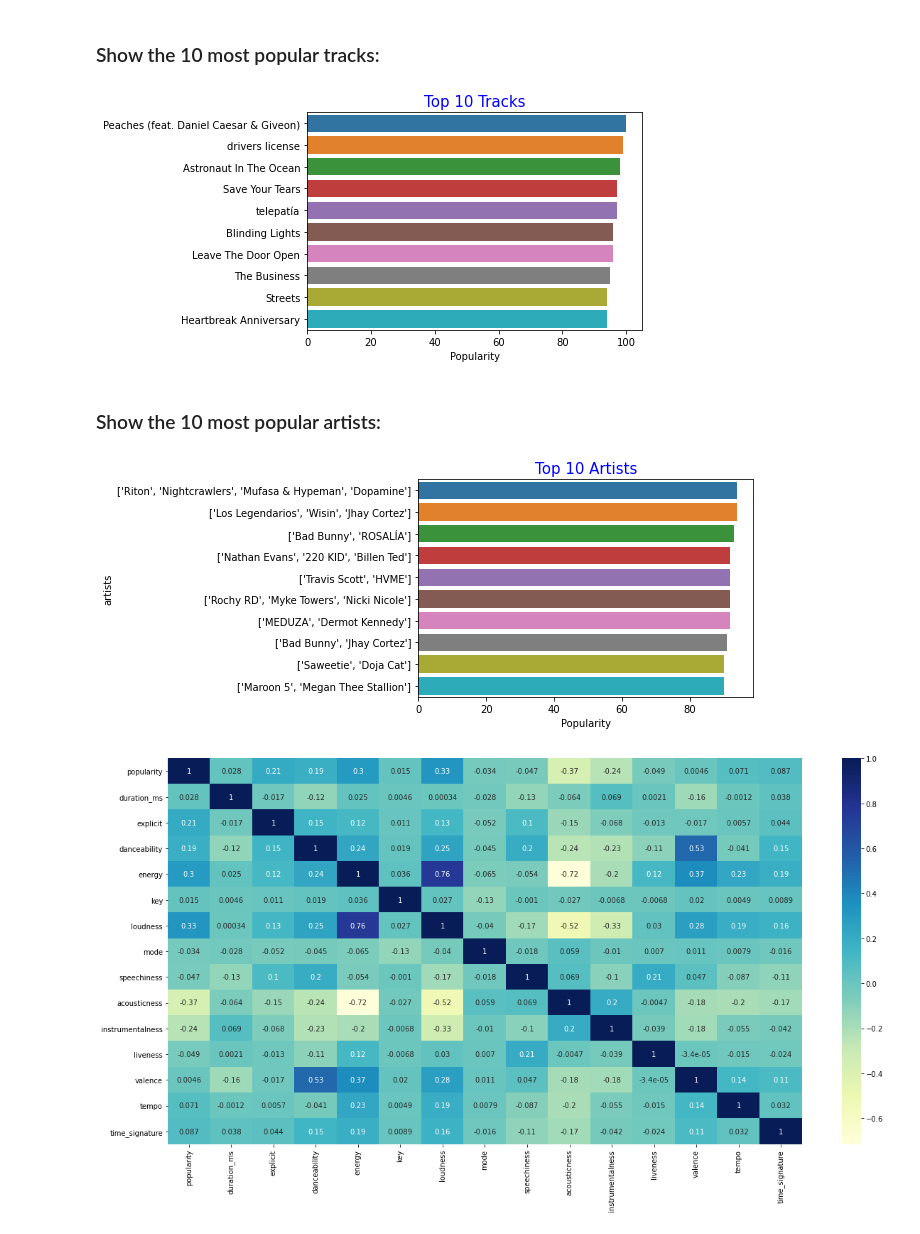
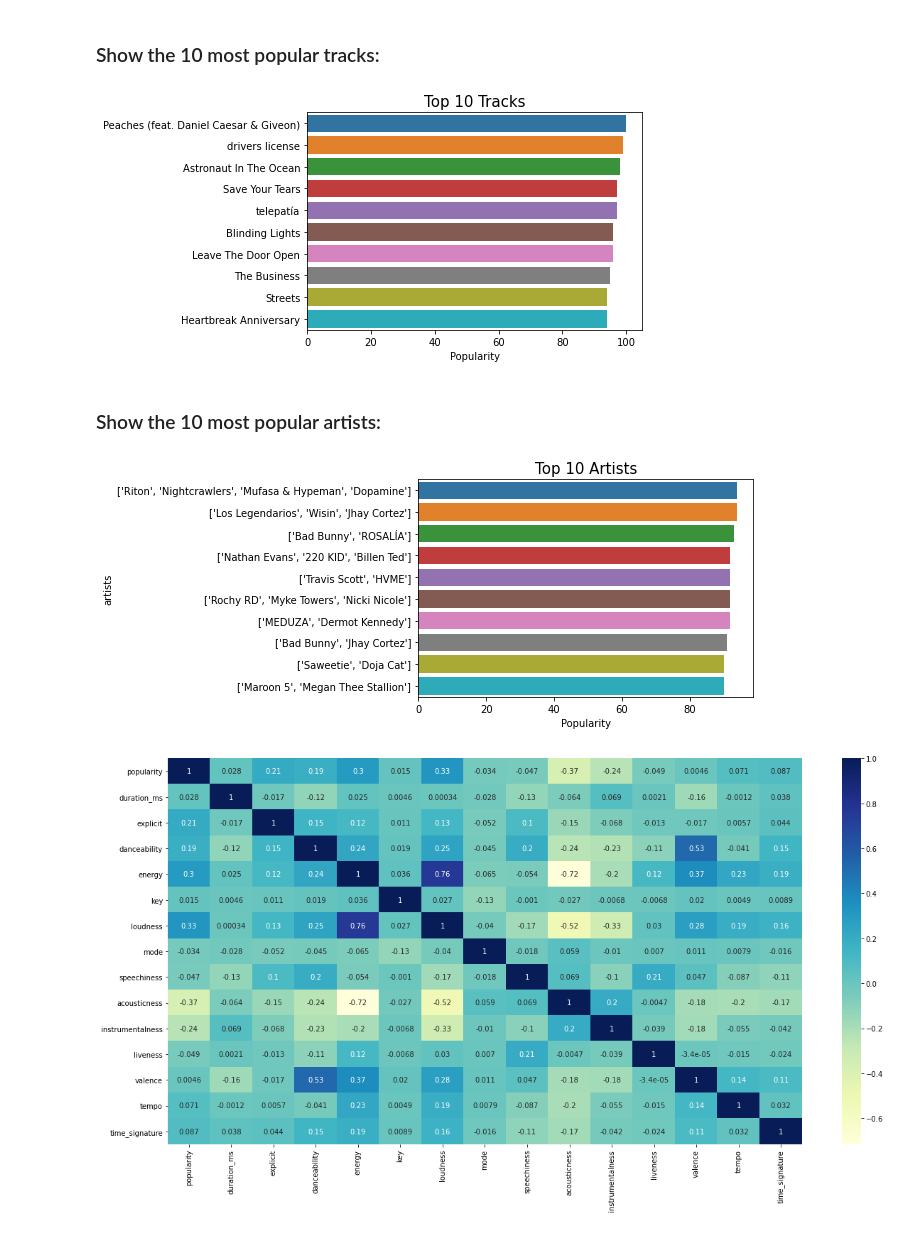
Before and after one commit to kggold4/final-project-machine-learning, a Jupyter notebook: spotify_classification.ipynb, the cells around one changed output. Cells and saved outputs as stored; diff of their text form; code cells hidden in the pictures.

```diff
--- a/spotify_classification.ipynb
+++ b/spotify_classification.ipynb
@@ -224,12 +194,12 @@ Name: popularity, dtype: float64
 # %%
 most_popular_tracks = tracks.nlargest(10, 'popularity')
 fig, ax = plt.subplots()
 ax = sns.barplot(x=most_popular_tracks['popularity'].values, y=most_popular_tracks['name'].values)
 ax.set_xlabel("Popularity")
-ax.set_title("Top 10 Tracks", c='b', fontsize=15)
+ax.set_title("Top 10 Tracks", fontsize=15)
 plt.show()
 # %% [output]
-[figure, old version]
+[figure, new version]
 # %% [markdown]
 ### Show the 10 most popular artists:
 # %%
@@ -237,10 +207,10 @@ most_popular_artists = tracks.groupby('artists')['popularity'].mean().sort_value
 fig, ax = plt.subplots()
 ax = sns.barplot(x=most_popular_artists.values, y=most_popular_artists.index)
 ax.set_xlabel("Popularity")
-ax.set_title("Top 10 Artists", c='b', fontsize=15)
+ax.set_title("Top 10 Artists", fontsize=15)
 plt.show()
 # %% [output]
-[figure, old version]
+[figure, new version]
 # %%
 plt.figure(figsize=(20, 10))
 sns.heatmap(tracks.corr(), annot=True, cmap="YlGnBu")
```
Also changed, not shown: parts of 15 cells of this notebook.
